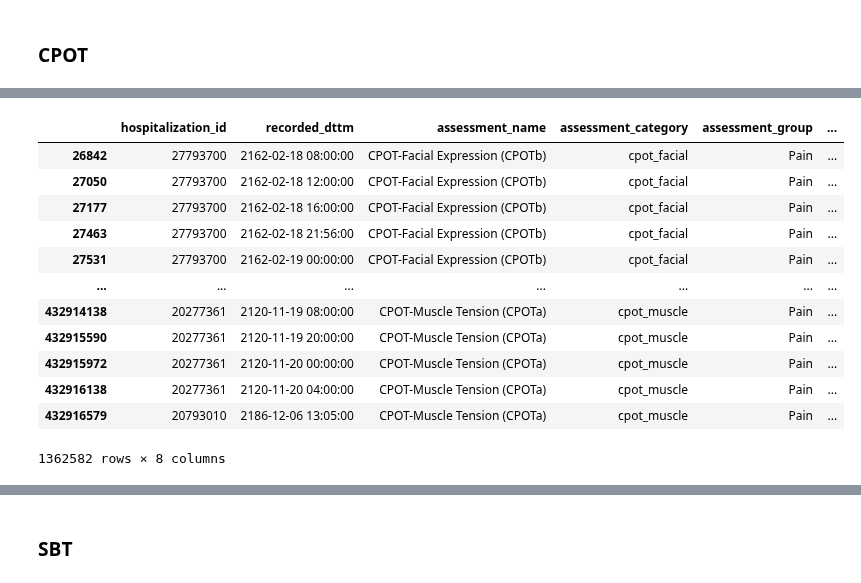
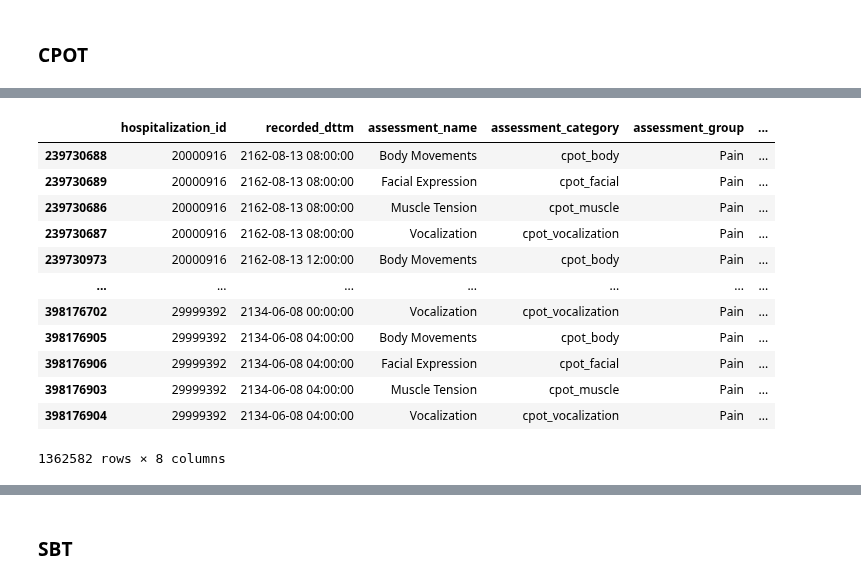
Before and after one commit to oldsandiaz/mimicclif, a Jupyter notebook: code/mimic-4.3.1-to-clif-2.0.ipynb, the cells around one changed output, grey strips where cells are left out. Drawn from its saved outputs; the diff is of its cells as text; code cells hidden in the pictures.

```diff
--- a/code/mimic-4.3.1-to-clif-2.0.ipynb
+++ b/code/mimic-4.3.1-to-clif-2.0.ipynb
@@ -2787,0 +3031,9 @@ cpot_events
+# %%
+cpot_items = ItemFinder("CPOT").candidate_table.query("itemid != 229689").query("itemid != 229703")
+
+cpot_items = cpot_items.dropna(subset = ["count"])
+cpot_ids = cpot_items["itemid"].tolist()
+# itemid_to_label_mapper = dict(zip(items["itemid"], items["label"]))
+cpot_events = item_ids_list_to_events_df(cpot_ids)
+cpot_events["label"] = cpot_events["itemid"].apply(lambda x: item_id_to_feature_value(x, "abbreviation"))
+cpot_events
@@ -2859,20 +3123,22 @@ cpot_events
 1362582 rows × 10 columns
 # %%
+cpot_events = convert_and_sort_datetime(cpot_events, ["assessment_category"])
 cpot_events["assessment_group"] = cpot_events["assessment_category"].map(assessment_category_to_group_mapper)
-cpot_events_clean = rename_and_reorder_cols(cpot_events, assessment_cols_rename_mapper, assesements_col_names)
+cpot_events_clean = rename_and_reorder_cols(
+    cpot_events, assessment_cols_rename_mapper | {"value": "categorical_value"}, assesements_col_names)
 cpot_events_clean
 # %% [output]
 |  | hospitalization_id | recorded_dttm | assessment_name | assessment_category | assessment_group | ... |
-| 26842 | 27793700 | 2162-02-18 08:00:00 | CPOT-Facial Expression (CPOTb) | cpot_facial | Pain | ... |
-| 27050 | 27793700 | 2162-02-18 12:00:00 | CPOT-Facial Expression (CPOTb) | cpot_facial | Pain | ... |
-| 27177 | 27793700 | 2162-02-18 16:00:00 | CPOT-Facial Expression (CPOTb) | cpot_facial | Pain | ... |
-| 27463 | 27793700 | 2162-02-18 21:56:00 | CPOT-Facial Expression (CPOTb) | cpot_facial | Pain | ... |
-| 27531 | 27793700 | 2162-02-19 00:00:00 | CPOT-Facial Expression (CPOTb) | cpot_facial | Pain | ... |
+| 239730688 | 20000916 | 2162-08-13 08:00:00 | Body Movements | cpot_body | Pain | ... |
+| 239730689 | 20000916 | 2162-08-13 08:00:00 | Facial Expression | cpot_facial | Pain | ... |
+| 239730686 | 20000916 | 2162-08-13 08:00:00 | Muscle Tension | cpot_muscle | Pain | ... |
+| 239730687 | 20000916 | 2162-08-13 08:00:00 | Vocalization | cpot_vocalization | Pain | ... |
+| 239730973 | 20000916 | 2162-08-13 12:00:00 | Body Movements | cpot_body | Pain | ... |
 | ... | ... | ... | ... | ... | ... | ... |
-| 432914138 | 20277361 | 2120-11-19 08:00:00 | CPOT-Muscle Tension (CPOTa) | cpot_muscle | Pain | ... |
-| 432915590 | 20277361 | 2120-11-19 20:00:00 | CPOT-Muscle Tension (CPOTa) | cpot_muscle | Pain | ... |
-| 432915972 | 20277361 | 2120-11-20 00:00:00 | CPOT-Muscle Tension (CPOTa) | cpot_muscle | Pain | ... |
-| 432916138 | 20277361 | 2120-11-20 04:00:00 | CPOT-Muscle Tension (CPOTa) | cpot_muscle | Pain | ... |
-| 432916579 | 20793010 | 2186-12-06 13:05:00 | CPOT-Muscle Tension (CPOTa) | cpot_muscle | Pain | ... |
+| 398176702 | 29999392 | 2134-06-08 00:00:00 | Vocalization | cpot_vocalization | Pain | ... |
+| 398176905 | 29999392 | 2134-06-08 04:00:00 | Body Movements | cpot_body | Pain | ... |
+| 398176906 | 29999392 | 2134-06-08 04:00:00 | Facial Expression | cpot_facial | Pain | ... |
+| 398176903 | 29999392 | 2134-06-08 04:00:00 | Muscle Tension | cpot_muscle | Pain | ... |
+| 398176904 | 29999392 | 2134-06-08 04:00:00 | Vocalization | cpot_vocalization | Pain | ... |
 1362582 rows × 8 columns
 # %%
```
Also changed, not shown: parts of 53 cells of this notebook.
